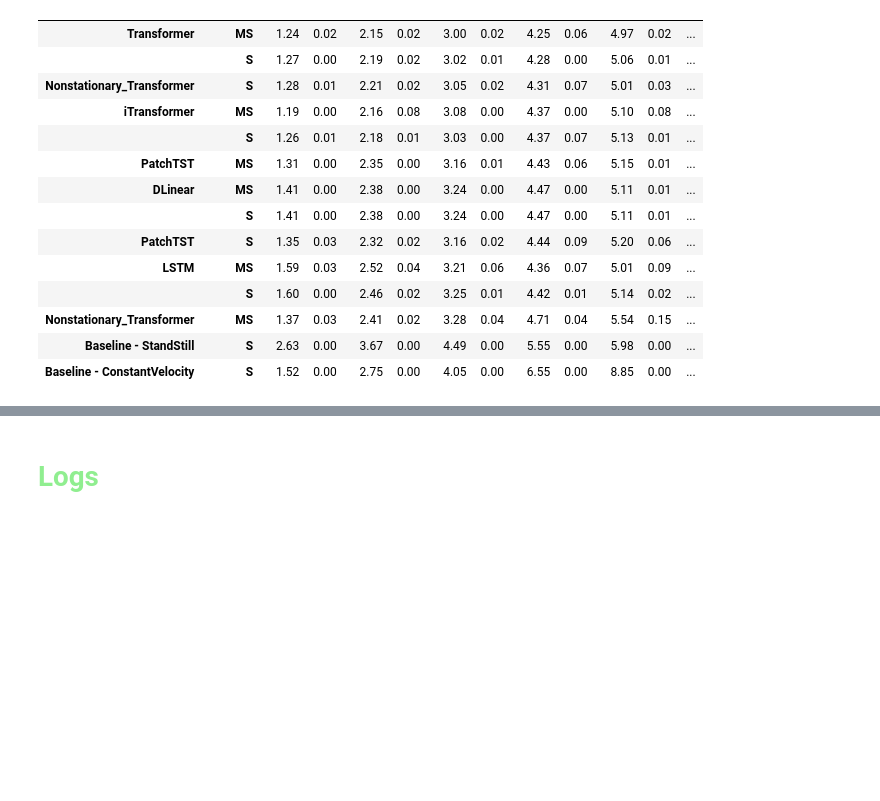
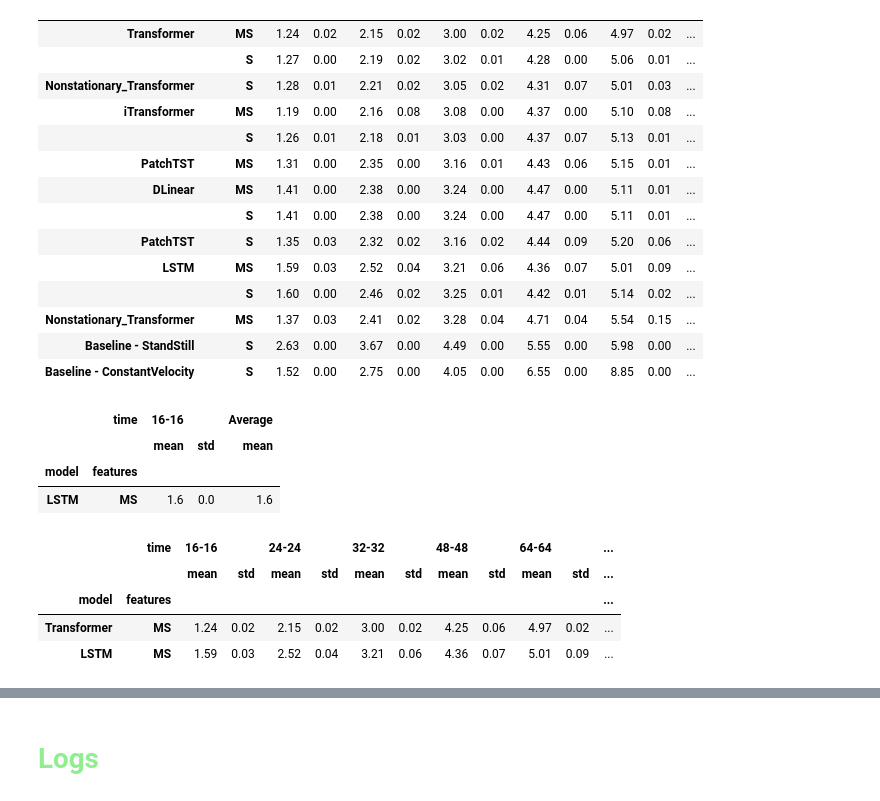
Before and after one commit to arnaud-odet/Time-Series-Library, a Jupyter notebook: results.ipynb, the cells around one changed output, grey strips where cells are left out. Cells and saved outputs as stored; diff of their text form; code cells hidden in the pictures; blank space fills up the shorter version.

```diff
--- a/results.ipynb
+++ b/results.ipynb
@@ -35,6 +40,20 @@ summary_df.round(2)
 | Nonstationary_Transformer | MS | 1.37 | 0.03 | 2.41 | 0.02 | 3.28 | 0.04 | 4.71 | 0.04 | 5.54 | 0.15 | ... |
 | Baseline - StandStill | S | 2.63 | 0.00 | 3.67 | 0.00 | 4.49 | 0.00 | 5.55 | 0.00 | 5.98 | 0.00 | ... |
 | Baseline - ConstantVelocity | S | 1.52 | 0.00 | 2.75 | 0.00 | 4.05 | 0.00 | 6.55 | 0.00 | 8.85 | 0.00 | ... |
+# %%
+r3_results = mean_std_logs_summary(run=3)
+display(r3_results.drop(index=[('Baseline - StandStill', 'S'),('Baseline - ConstantVelocity', 'S')]).round(2))
+display(summary_df.loc[[('Transformer', 'MS'),('LSTM', 'MS')], :].round(2))
+# %% [output]
+|  | time | 16-16 |  | Average |
+|  |  | mean | std | mean |
+| model | features |  |  |  |
+| LSTM | MS | 1.6 | 0.0 | 1.6 |
+|  | time | 16-16 |  | 24-24 |  | 32-32 |  | 48-48 |  | 64-64 |  | ... |
+|  |  | mean | std | mean | std | mean | std | mean | std | mean | std | ... |
+| model | features |  |  |  |  |  |  |  |  |  |  | ... |
+| Transformer | MS | 1.24 | 0.02 | 2.15 | 0.02 | 3.00 | 0.02 | 4.25 | 0.06 | 4.97 | 0.02 | ... |
+| LSTM | MS | 1.59 | 0.03 | 2.52 | 0.04 | 3.21 | 0.06 | 4.36 | 0.07 | 5.01 | 0.09 | ... |
 # %%
 ts_mean_std_latex = latex_display_table_with_std(summary_df, n_highlighted_values=3)
 ts_mean_std_latex.to_latex('../Collective_behavior/latex/presentations/ts_mean_std_latex.tex', index = False, float_format = "%.2f")
```
Also changed, not shown: parts of 4 cells of this notebook, 8 other files.
